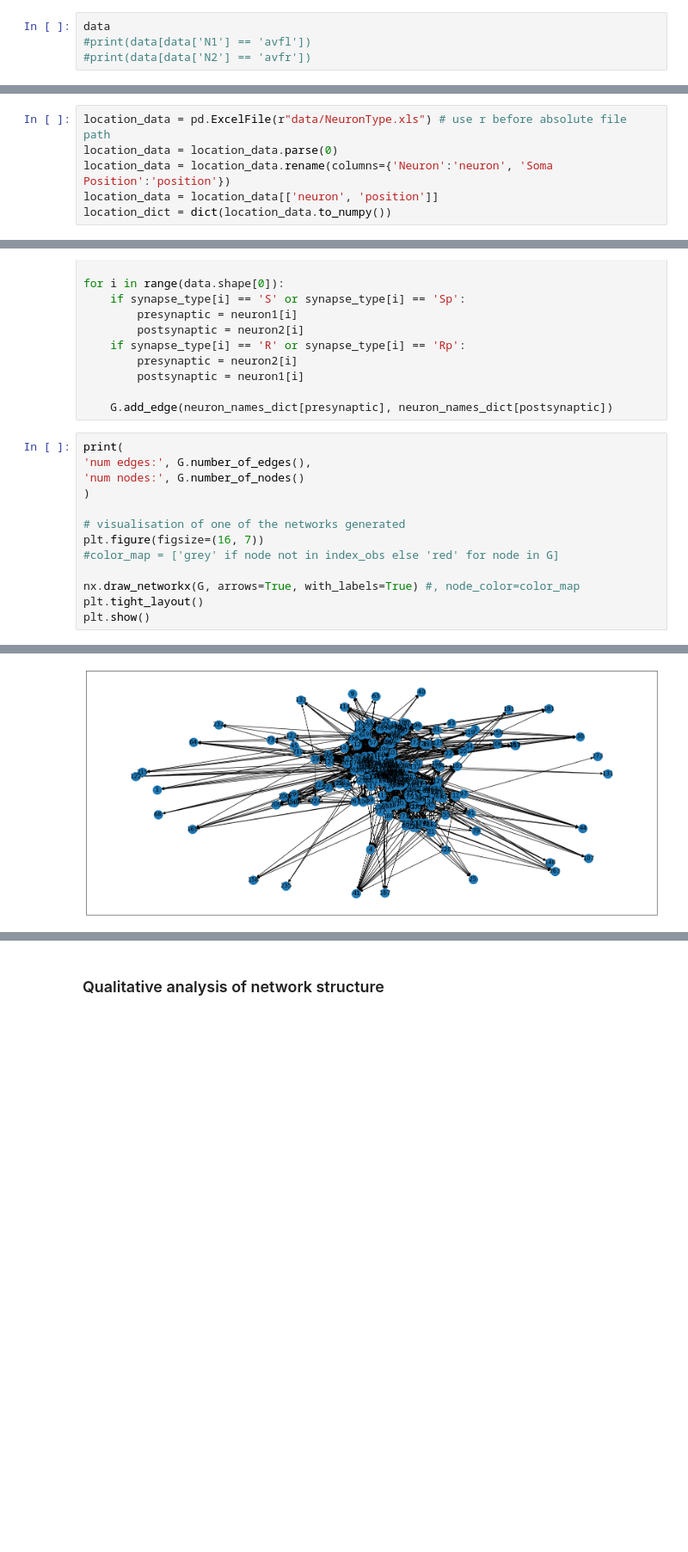
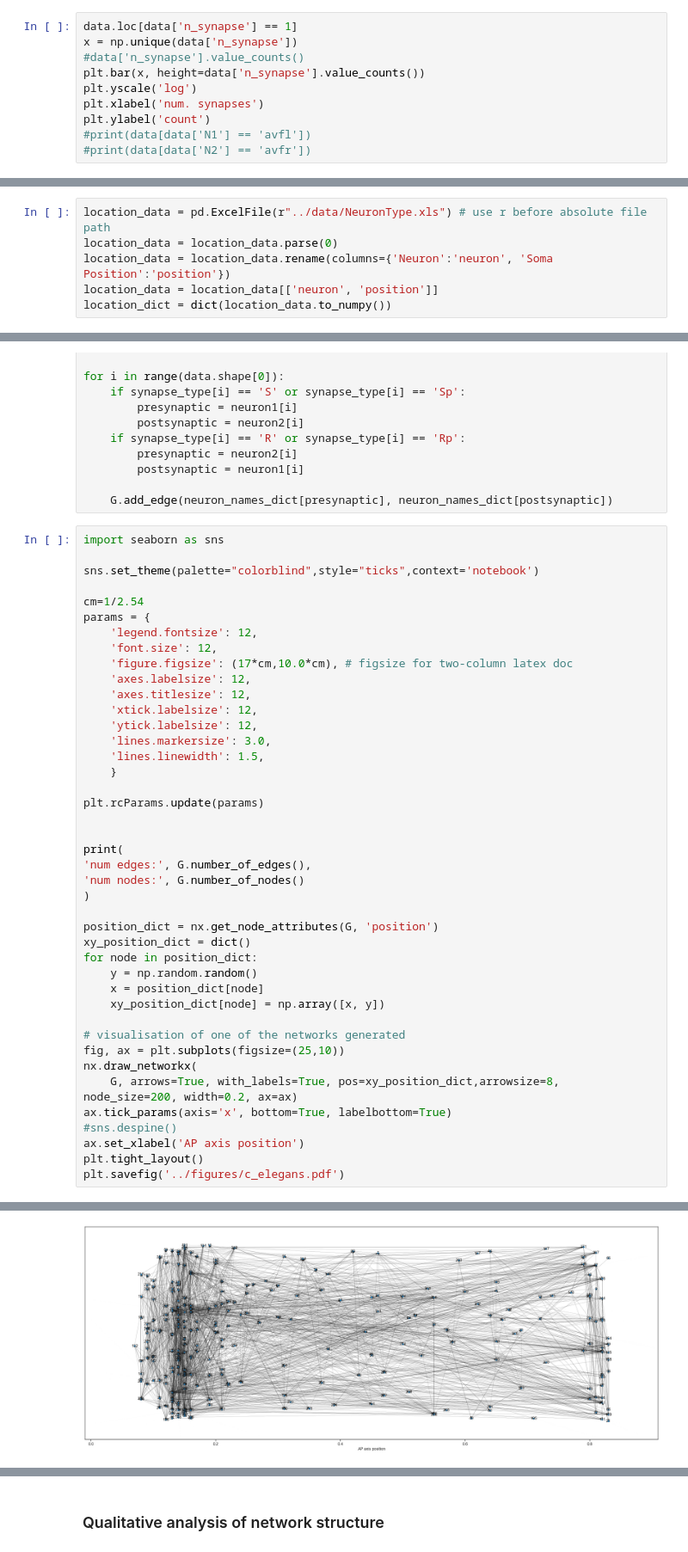
Before and after one commit to ungvilde/Causal-discovery, a Jupyter notebook: notebooks/c_elegans.ipynb, the cells around one changed output, grey strips where cells are left out. Shown at 86% size. Cells and saved outputs as stored; diff of their text form; blank space fills up the shorter version.

Commit message:
include complete graph update

```diff
--- a/notebooks/c_elegans.ipynb
+++ b/notebooks/c_elegans.ipynb
@@ -16,7 +16,13 @@ data = data[data['type'] != 'EJ']
 data = data.drop(1870) # row with disconnected neurons 'avfl' and 'avfr'
 #data = data[data['n_synapse'] > 4 ]
 # %%
-data
+data.loc[data['n_synapse'] == 1]
+x = np.unique(data['n_synapse'])
+#data['n_synapse'].value_counts()
+plt.bar(x, height=data['n_synapse'].value_counts())
+plt.yscale('log')
+plt.xlabel('num. synapses')
+plt.ylabel('count')
 #print(data[data['N1'] == 'avfl'])
 #print(data[data['N2'] == 'avfr'])
 # %% [output]
@@ -36,5 +31,5 @@ data
 # %%
-location_data = pd.ExcelFile(r"data/NeuronType.xls") # use r before absolute file path
+location_data = pd.ExcelFile(r"../data/NeuronType.xls") # use r before absolute file path
 location_data = location_data.parse(0)
 location_data = location_data.rename(columns={'Neuron':'neuron', 'Soma Position':'position'})
 location_data = location_data[['neuron', 'position']]
@@ -74,18 +69,47 @@ for i in range(data.shape[0]):
 
     G.add_edge(neuron_names_dict[presynaptic], neuron_names_dict[postsynaptic])
 # %%
+import seaborn as sns
+
+sns.set_theme(palette="colorblind",style="ticks",context='notebook')
+
+cm=1/2.54
+params = {
+    'legend.fontsize': 12,
+    'font.size': 12,
+    'figure.figsize': (17*cm,10.0*cm), # figsize for two-column latex doc
+    'axes.labelsize': 12,
+    'axes.titlesize': 12,
+    'xtick.labelsize': 12,
+    'ytick.labelsize': 12,
+    'lines.markersize': 3.0,
+    'lines.linewidth': 1.5,
+    }
+
+plt.rcParams.update(params)
+
+
 print(
 'num edges:', G.number_of_edges(),
 'num nodes:', G.number_of_nodes()
 )
 
+position_dict = nx.get_node_attributes(G, 'position')
+xy_position_dict = dict()
+for node in position_dict:
+    y = np.random.random()
+    x = position_dict[node]
+    xy_position_dict[node] = np.array([x, y])
+
 # visualisation of one of the networks generated
-plt.figure(figsize=(16, 7))
-#color_map = ['grey' if node not in index_obs else 'red' for node in G]
-
-nx.draw_networkx(G, arrows=True, with_labels=True) #, node_color=color_map
+fig, ax = plt.subplots(figsize=(25,10))
+nx.draw_networkx(
+    G, arrows=True, with_labels=True, pos=xy_position_dict,arrowsize=8, node_size=200, width=0.2, ax=ax)
+ax.tick_params(axis='x', bottom=True, labelbottom=True)
+#sns.despine()
+ax.set_xlabel('AP axis position')
 plt.tight_layout()
-plt.show()
+plt.savefig('../figures/c_elegans.pdf')
 # %% [output]
 num edges: 2194 num nodes: 279
-[figure, old version]
+[figure, new version]
```
Also changed, not shown: parts of 9 cells of this notebook, 24 other files.
